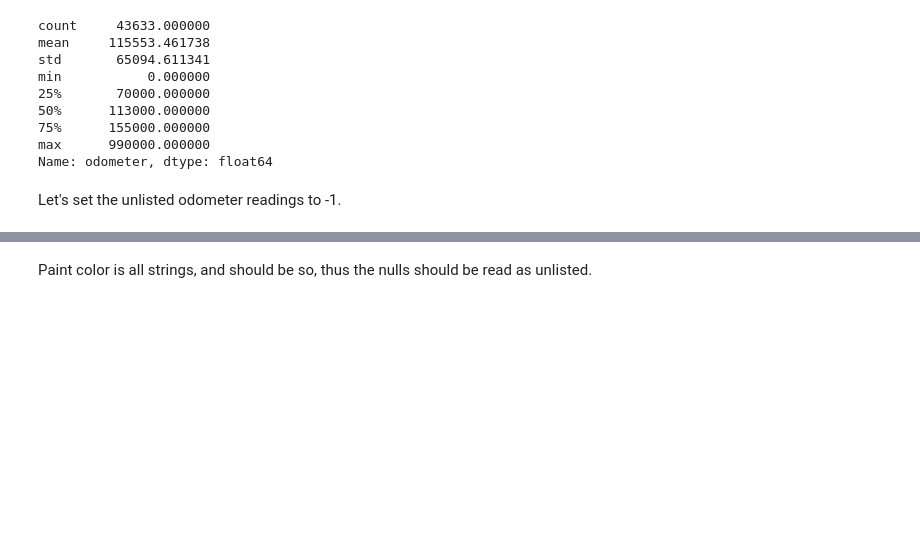
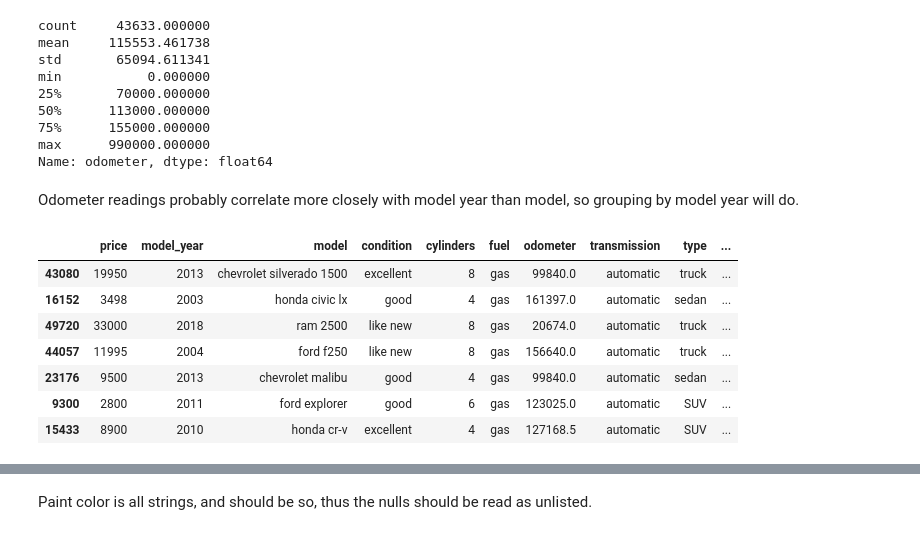
Before and after one commit to Ivangalad/Sprint_4_Project, a Jupyter notebook: notebooks/EDA.ipynb, the cells around one changed output, grey strips where cells are left out. Saved outputs shown, nothing was run; the diff lists cells and outputs as text; code cells hidden in the pictures; blank space fills up the shorter version.

```diff
--- a/notebooks/EDA.ipynb
+++ b/notebooks/EDA.ipynb
@@ -150,3 +133,0 @@ Likewise, there are no cars with a 1-cylinder engine.
-# %%
-car_df['cylinders'] = car_df['cylinders'].fillna(1).astype('int64')
-car_df.info()
@@ -173,0 +134,2 @@ memory usage: 5.1+ MB
+# %%
+car_df['model_year'] = car_df.groupby('model')['model_year'].transform(lambda x: x.fillna(x.median()))
@@ -183,5 +199,5 @@ min           0.000000
 75%      155000.000000
 max      990000.000000
 Name: odometer, dtype: float64
-# %% [markdown]
-Let's set the unlisted odometer readings to -1.
+# %% [markdown]
+Odometer readings probably correlate more closely with model year than model, so grouping by model year will do.
@@ -187,0 +206,11 @@ Let's set the unlisted odometer readings to -1.
+# %%
+car_df.iloc[[43080,16152,49720,44057,23176,9300,15433],:]
+# %% [output]
+|  | price | model_year | model | condition | cylinders | fuel | odometer | transmission | type | ... |
+| 43080 | 19950 | 2013 | chevrolet silverado 1500 | excellent | 8 | gas | 99840.0 | automatic | truck | ... |
+| 16152 | 3498 | 2003 | honda civic lx | good | 4 | gas | 161397.0 | automatic | sedan | ... |
+| 49720 | 33000 | 2018 | ram 2500 | like new | 8 | gas | 20674.0 | automatic | truck | ... |
+| 44057 | 11995 | 2004 | ford f250 | like new | 8 | gas | 156640.0 | automatic | truck | ... |
+| 23176 | 9500 | 2013 | chevrolet malibu | good | 4 | gas | 99840.0 | automatic | sedan | ... |
+| 9300 | 2800 | 2011 | ford explorer | good | 6 | gas | 123025.0 | automatic | SUV | ... |
+| 15433 | 8900 | 2010 | honda cr-v | excellent | 4 | gas | 127168.5 | automatic | SUV | ... |
```
Also changed, not shown: parts of 39 cells of this notebook.
